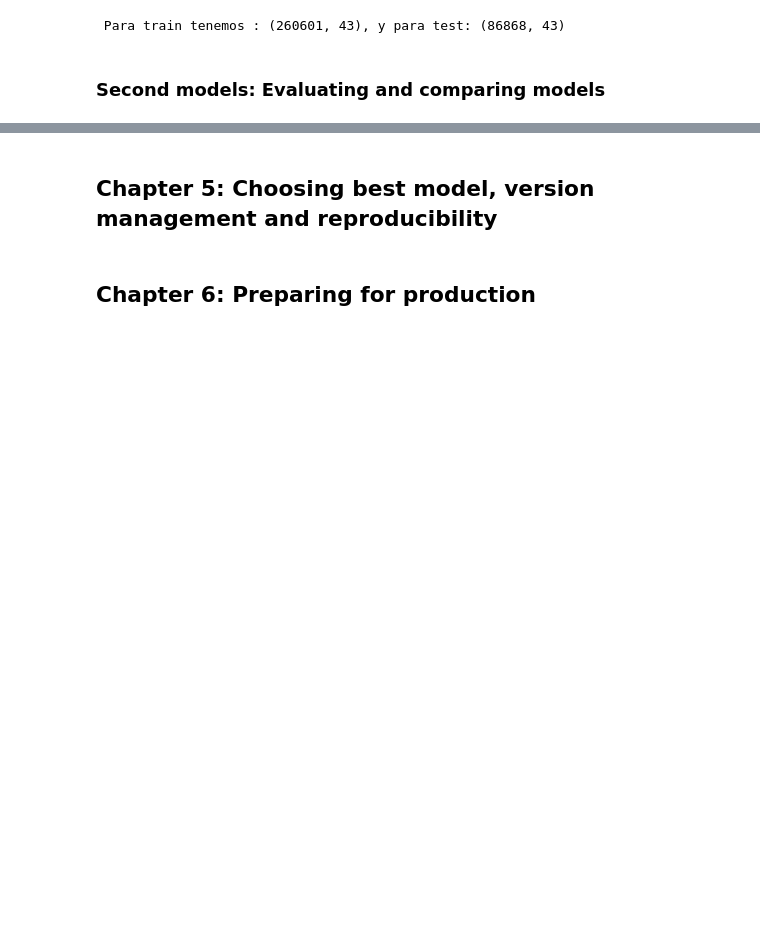
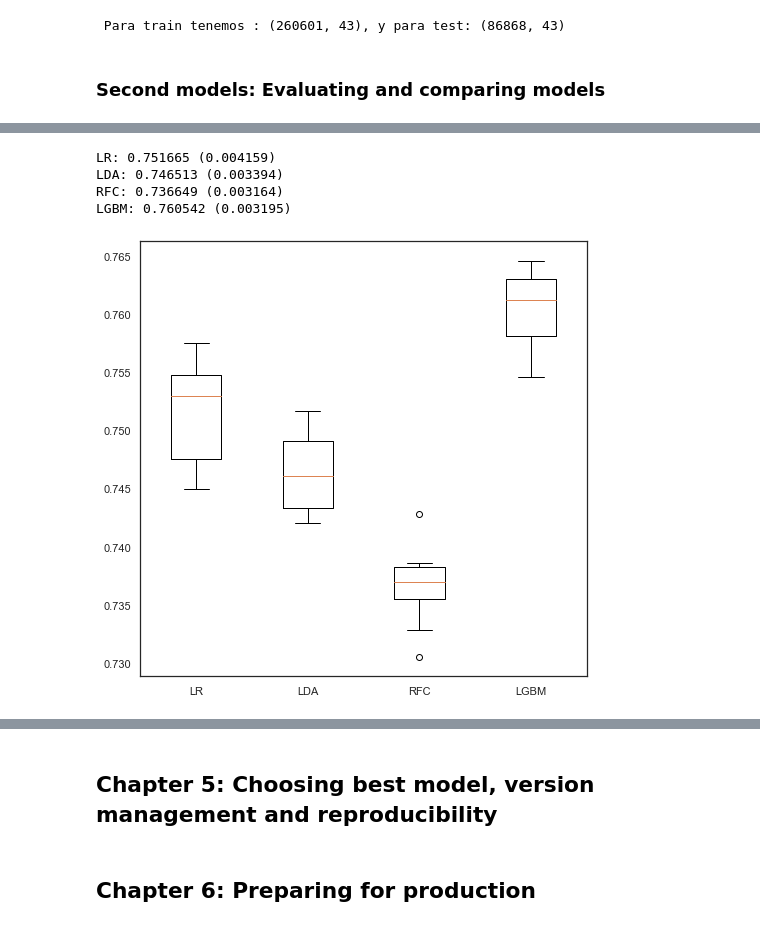
Before and after one commit to bereamanuel/Ritchter-s-predictors, a Jupyter notebook: jupyter/dataAnalisis.ipynb, the cells around one changed output, grey strips where cells are left out. Drawn from its saved outputs; the diff is of its cells as text; code cells hidden in the pictures; blank space fills up the shorter version.

Commit message:
LGBM model2

```diff
--- a/jupyter/dataAnalisis.ipynb
+++ b/jupyter/dataAnalisis.ipynb
@@ -1786,0 +1790,7 @@ Cambiar a stratifiedkfolds, realizar variables del excel, cambiar numero de clus
+# %%
+escaler = RobustScaler().fit(df[numeric])
+# %%
+df[numeric] = escaler.transform(df[numeric])
+test[numeric] = escaler.transform(test[numeric])
+# %%
+X_train, X_test, y_train, y_test = train_test_split(df.drop(columns = [target]), df[target],random_state = 1995)
@@ -1786,0 +1799,7 @@ Cambiar a stratifiedkfolds, realizar variables del excel, cambiar numero de clus
+# %%
+seed = 1995
+models = []
+models.append(('LR'     , LogisticRegression(random_state=seed)))
+models.append(('LDA'    , LinearDiscriminantAnalysis()))
+models.append(('RFC'    , RandomForestClassifier(random_state=seed)))
+models.append(('LGBM'   , LGBMClassifier(random_state=seed)))
@@ -1786,0 +1812,22 @@ Cambiar a stratifiedkfolds, realizar variables del excel, cambiar numero de clus
+# %%
+results = []
+names = []
+metric = 'f1_micro'
+
+for name, model in models:
+
+    cv_results = cross_val_score(model, X_train, y_train, cv =10, scoring = metric)
+
+    msg = "%s: %f (%f)" % (name, cv_results.mean(), cv_results.std())
+    print(msg)
+
+    results.append(cv_results)
+    names.append(name)
+
+boxplots_algorithms(results, names)
+# %% [output]
+LR: 0.751665 (0.004159)
+LDA: 0.746513 (0.003394)
+RFC: 0.736649 (0.003164)
+LGBM: 0.760542 (0.003195)
+[figure, added]
```
Also changed, not shown: parts of 25 cells of this notebook, 3 other files.
